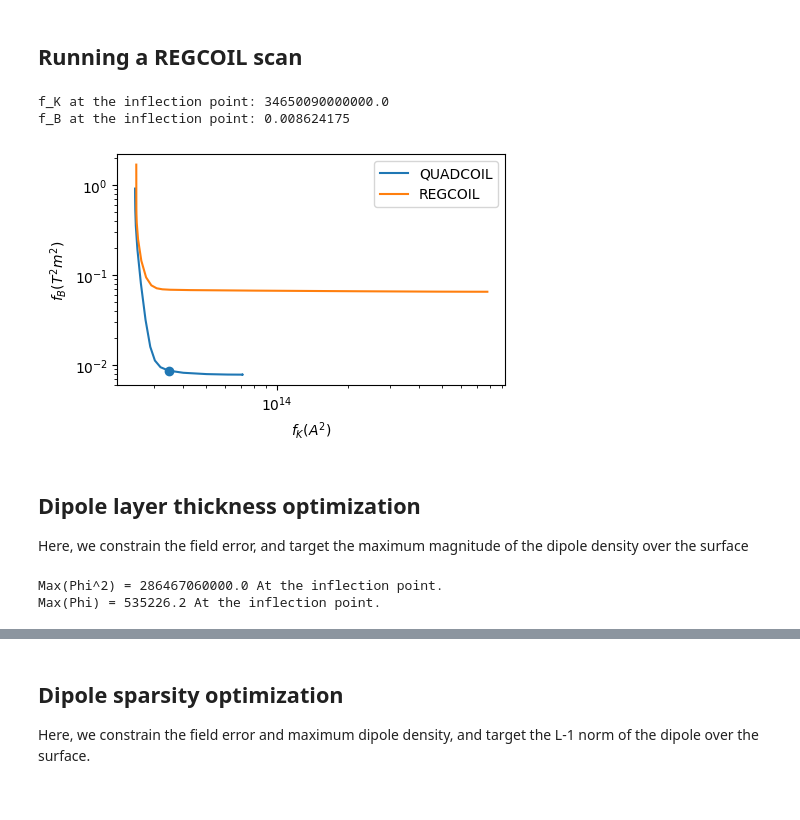
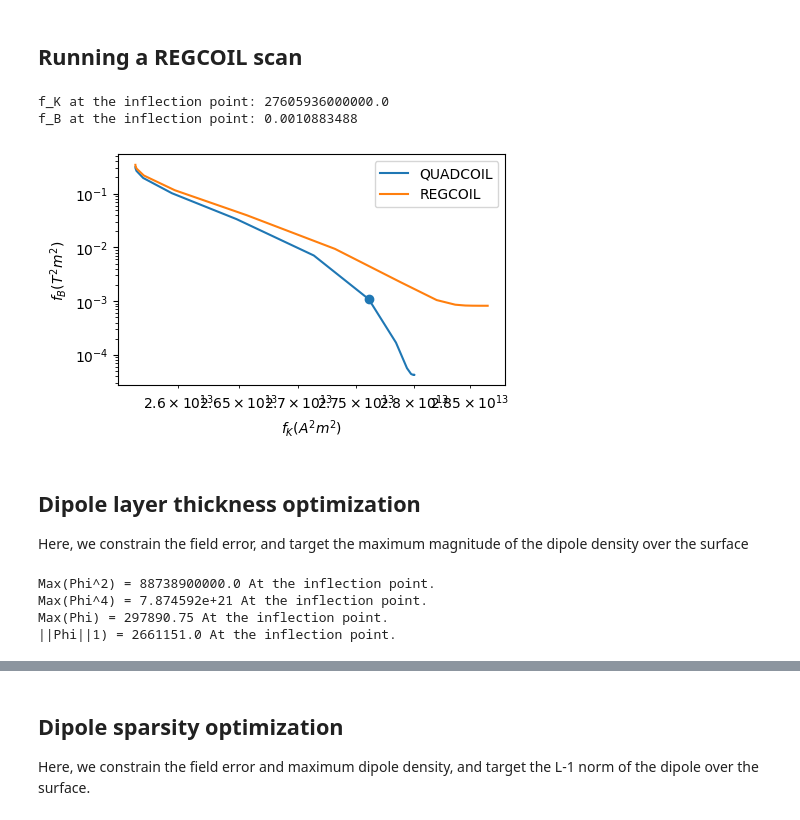
Before and after one commit to lankef/quadcoil, a Jupyter notebook: examples/dipole_density.ipynb, the cells around one changed output, grey strips where cells are left out. Cells and saved outputs as stored; diff of their text form; code cells hidden in the pictures.

```diff
--- a/examples/dipole_density.ipynb
+++ b/examples/dipole_density.ipynb
@@ -57,10 +56,10 @@ if not os.path.exists('regcoil.npy'):
     phi_ans_list = []
     f_B_ans_list = []
     f_K_ans_list = []
-    for i in 10**np.linspace(-20, -10, 20):
+    for i in jnp.append(10**np.linspace(-10, -20, 20), 0.):
         # Run QUADCOIL first
         time1 = time.time()
-        regcoili_out_dict, regcoili_qp, regcoili_phi_mn, status = quadcoil(
+        regcoili_out_dict, regcoili_qp, regcoil1_dofs, status = quadcoil(
             nfp=plasma_surface.nfp,
             stellsym=plasma_surface.stellsym,
             mpol=mpol,
@@ -77,7 +76,7 @@ if not os.path.exists('regcoil.npy'):
             metric_name=('f_B', 'f_K'),
         )
 
-        phi_test_list.append(regcoili_phi_mn)
+        phi_test_list.append(regcoil1_dofs)
         f_B_test_list.append(regcoili_out_dict['f_B']['value'])
         f_K_test_list.append(regcoili_out_dict['f_K']['value'])
         time2 = time.time()
@@ -92,10 +91,10 @@ if not os.path.exists('regcoil.npy'):
             net_toroidal_current_amperes=0.,
             stellsym=True)
         cpsti = CurrentPotentialSolve(cpi, psi, 0)
-        regcoili_phi_mn_ans, regcoili_f_B_ans, regcoili_f_K_ans = cpsti.solve_tikhonov(i)
+        regcoil1_dofs_ans, regcoili_f_B_ans, regcoili_f_K_ans = cpsti.solve_tikhonov(i)
         time2 = time.time()
         time_regcoil_list.append(time2-time1)
-        phi_ans_list.append(regcoili_phi_mn_ans)
+        phi_ans_list.append(regcoil1_dofs_ans)
         f_B_ans_list.append(regcoili_f_B_ans)
         f_K_ans_list.append(regcoili_f_K_ans)
 
@@ -124,7 +123,7 @@ if not os.path.exists('regcoil.npy'):
     })
     # Is quadcoil really well-behaved than regcoil?
     print('Quadcoil seems to be more well-behaved than regcoil.')
-    from quadcoil.objective import f_B
+    from quadcoil.quantity import f_B
     print('quadcoil f_B', f_B(regcoili_qp, phi_test_list[0]))
     print('regcoil  f_B', f_B(regcoili_qp, phi_ans_list[0]))
     plt.plot(phi_test_list[0], label='regcoil')
@@ -144,39 +143,45 @@ else:
     f_K_test_list = dict['f_K_test_list']
 # %%
 # inflection point
-i_infl = np.argmin(f_K_test_list * f_B_test_list)
+i_infl = 8 # np.argmin(f_K_test_list * f_B_test_list)
 plt.figure(figsize=(5,3))
 plt.plot(f_K_test_list, f_B_test_list, label='QUADCOIL')
 plt.plot(f_K_ans_list, f_B_ans_list, label='REGCOIL')
 plt.ylabel('$f_B(T^2m^2)$')
-plt.xlabel('$f_K(A^2)$')
+plt.xlabel('$f_K(A^2m^2)$')
 plt.xscale('log')
 plt.yscale('log')
 plt.legend()
 plt.scatter(f_K_test_list[i_infl], f_B_test_list[i_infl])
 print('f_K at the inflection point:', f_K_test_list[i_infl])
 print('f_B at the inflection point:', f_B_test_list[i_infl])
 f_B_target = f_B_test_list[i_infl]
 phi_regcoil = phi_test_list[i_infl]
 # %% [output]
-f_K at the inflection point: 34650090000000.0
-f_B at the inflection point: 0.008624175
+f_K at the inflection point: 27605936000000.0
+f_B at the inflection point: 0.0010883488
-[figure, old version]
+[figure, new version]
 # %% [markdown]
 ## Dipole layer thickness optimization
 Here, we constrain the field error, and target the maximum
 magnitude of the dipole density over the surface
 # %%
 # Calculating normalization factors
-from quadcoil.objective import f_max_Phi2, f_B, f_max_Phi, Phi
+from quadcoil.quantity import f_max_Phi2, f_B, f_max_Phi, Phi, f_l1_Phi, f_max_Phi4
 # Auto-normalization will not work for dipole objectives,
 # because they are zero when Phi is 0.
 # Therefore, we choose instead to normalize
 # using the Phi measured from the inflection point.
 unit_Phi2 = f_max_Phi2(regcoili_qp, phi_test_list[i_infl])
 print('Max(Phi^2) =', unit_Phi2, 'At the inflection point.')
+unit_Phi4 = f_max_Phi4(regcoili_qp, phi_test_list[i_infl])
+print('Max(Phi^4) =', unit_Phi4, 'At the inflection point.')
 unit_Phi = f_max_Phi(regcoili_qp, phi_test_list[i_infl])
 print('Max(Phi) =', unit_Phi, 'At the inflection point.')
+unit_l1 = f_l1_Phi(regcoili_qp, phi_test_list[i_infl])
+print('||Phi||1) =', unit_l1, 'At the inflection point.')
 # %% [output]
-Max(Phi^2) = 286467060000.0 At the inflection point.
-Max(Phi) = 535226.2 At the inflection point.
+Max(Phi^2) = 88738900000.0 At the inflection point.
+Max(Phi^4) = 7.874592e+21 At the inflection point.
+Max(Phi) = 297890.75 At the inflection point.
+||Phi||1) = 2661151.0 At the inflection point.
```
Also changed, not shown: parts of 24 cells of this notebook, 9 other files.
